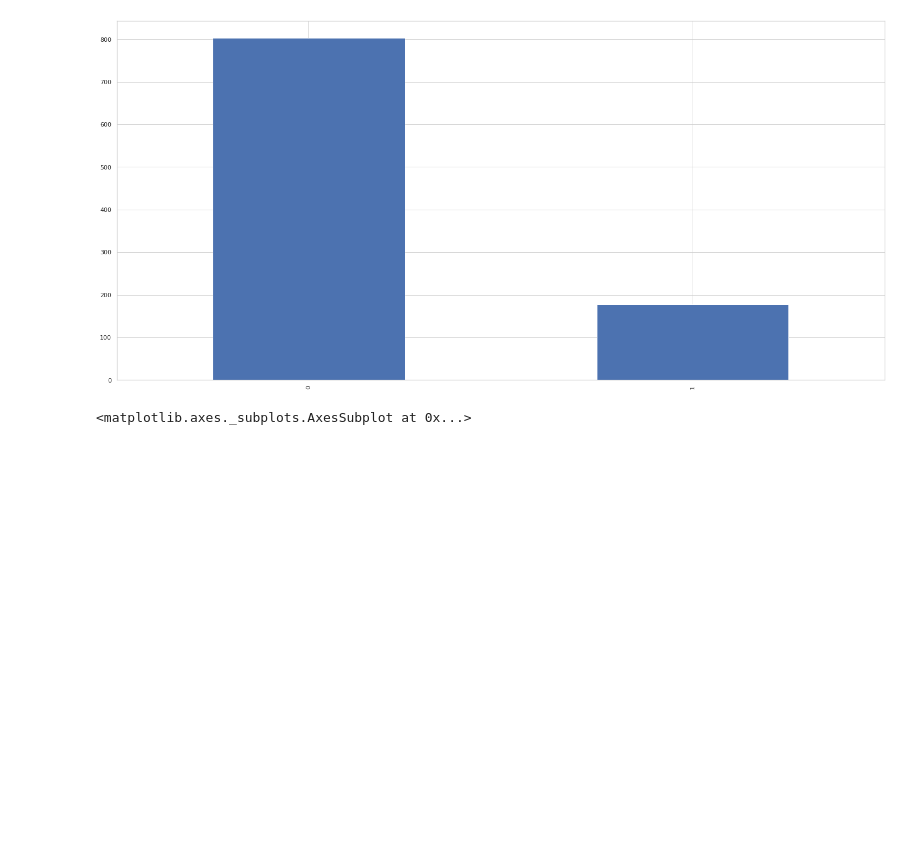
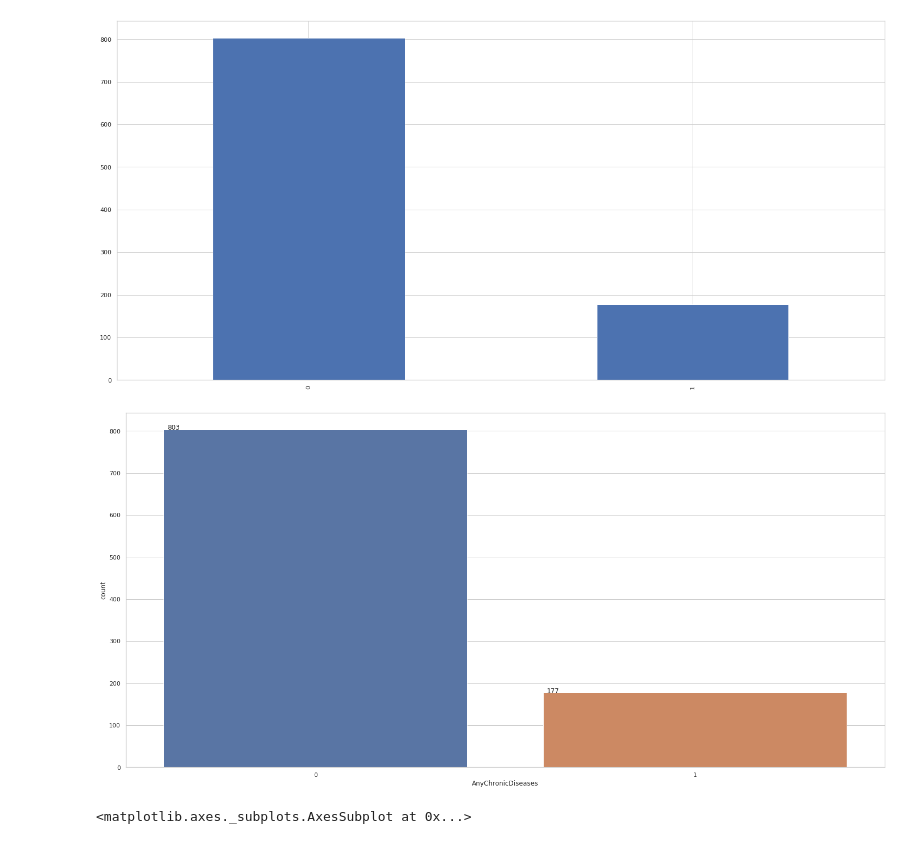
Before and after one commit to DrBharathiTC/Medical-insurance-premium-prediction, a Jupyter notebook: MEDICAL_INSURANCE_PREMIUM_PRICE_PREDICTION.ipynb, the cells around one changed output. Saved outputs shown, nothing was run; the diff lists cells and outputs as text; code cells hidden in the pictures; blank space fills up the shorter version.

```diff
--- a/MEDICAL_INSURANCE_PREMIUM_PRICE_PREDICTION.ipynb
+++ b/MEDICAL_INSURANCE_PREMIUM_PRICE_PREDICTION.ipynb
@@ -278,6 +313,18 @@ PPDF['AnyChronicDiseases'].value_counts().plot(kind='bar')
 # %% [output]
 <matplotlib.axes._subplots.AxesSubplot at 0x...>
 [figure]
+# %%
+ax = sns.countplot(x="AnyChronicDiseases", data=PPDF)
+
+
+for p in ax.patches:
+    ax.annotate('{:.0f}'.format(p.get_height()), (p.get_x()+0.01, p.get_height()+0.01))
+
+
+ax.set_xticklabels(ax.get_xticklabels(), rotation=0)
+plt.show()
+# %% [output]
+[figure, added]
 # %%
 PPDF['KnownAllergies'].value_counts().plot(kind='bar')
 # %% [output]
```
Also changed, not shown: parts of 8 cells of this notebook.
